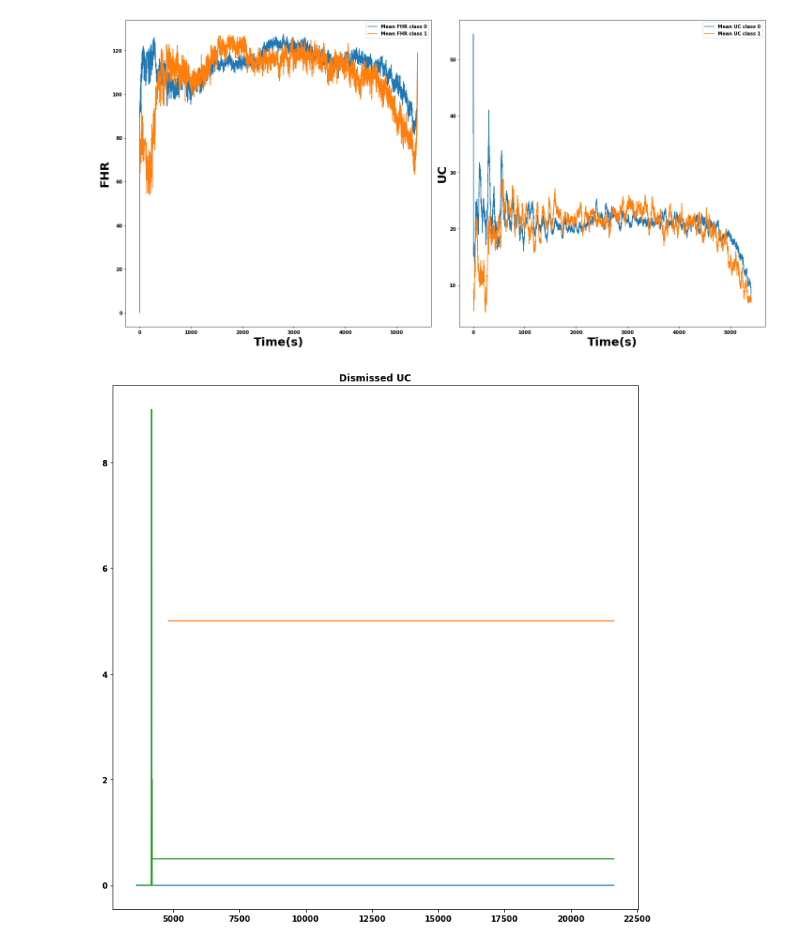
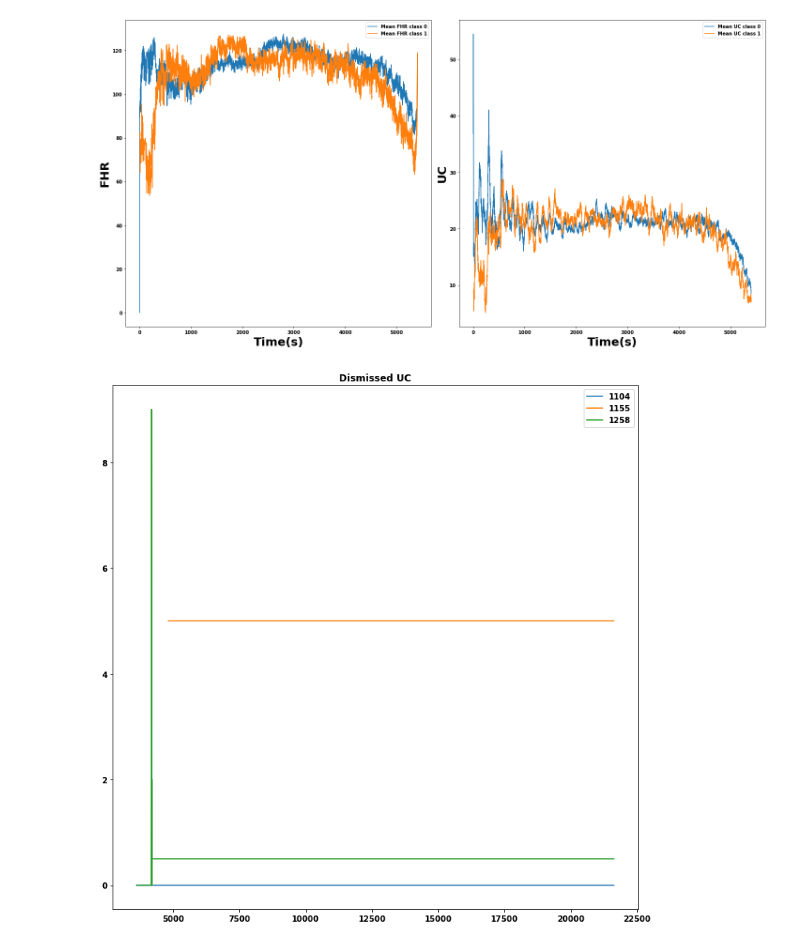
Before and after one commit to lujoselu98/TFM, a Jupyter notebook: Transformations/data_analyisis_and_clean.ipynb, the cells around one changed output. Drawn from its saved outputs; the diff is of its cells as text; code cells hidden in the pictures.

```diff
--- a/Transformations/data_analyisis_and_clean.ipynb
+++ b/Transformations/data_analyisis_and_clean.ipynb
@@ -46,9 +47,11 @@ fhr_no_extreme[(fhr_no_extreme == 0) | (fhr_no_extreme >= 250)] = 0
 # %%
 fig, ax = plt.subplots(nrows=1, ncols=1, figsize=(10, 10))
 for uc_idx in [1104, 1155, 1258]:
     ax.plot(uc.loc[uc_idx].values, label=uc_idx)
 ax.set_title('Dismissed UC')
+ax.legend()
 fig.tight_layout()
 plt.savefig(f"{paths.ORIGINAL_DATA_PLOTS}/Dismissed_uc.pdf")
+plt.savefig(f"{paths.ORIGINAL_DATA_PLOTS}/Dismissed_uc.png")
 # %% [output]
-[figure, old version]
+[figure, new version]
```
Also changed, not shown: parts of 1 cell of this notebook, 5 other files.
